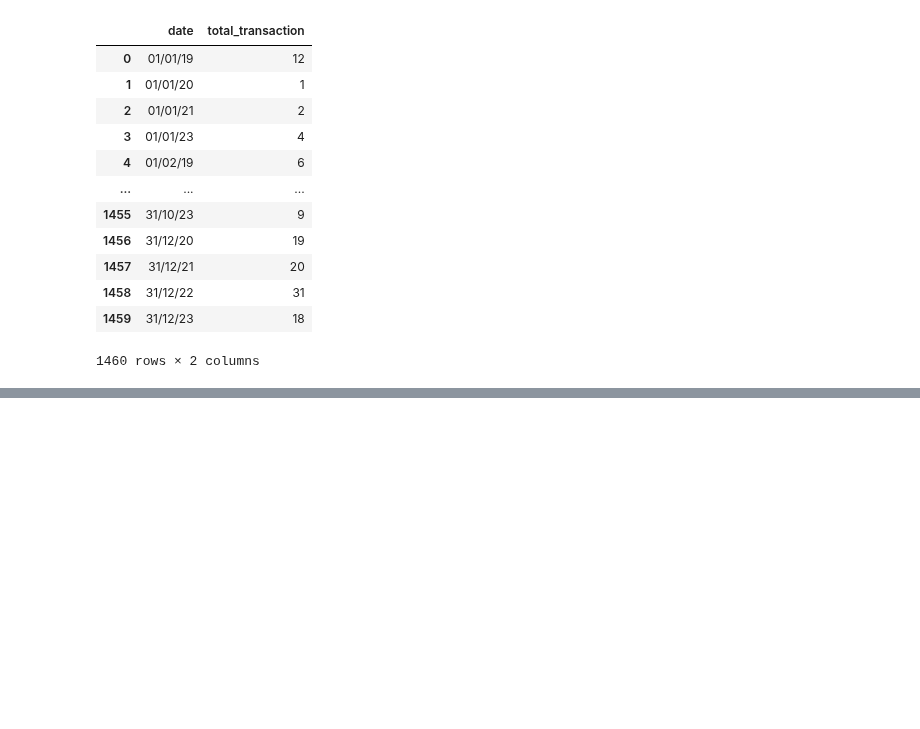
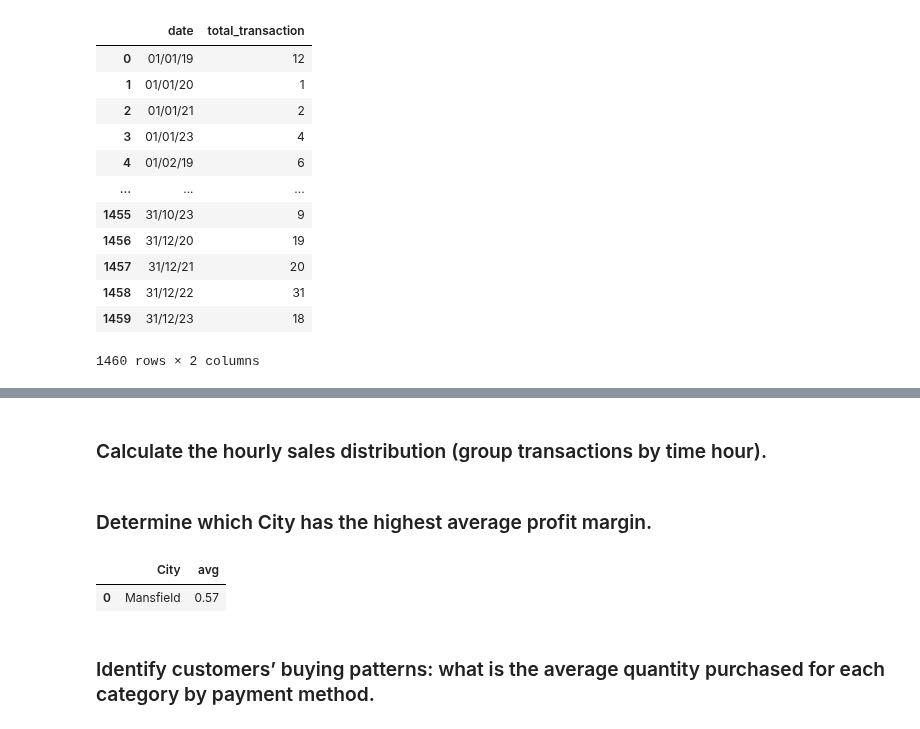
Before and after one commit to Himmu5/data-analysis, a Jupyter notebook: notebooks/wallmart_analysis.ipynb, the cells around one changed output, grey strips where cells are left out. Drawn from its saved outputs; the diff is of its cells as text; code cells hidden in the pictures; blank space fills up the shorter version.

```diff
--- a/notebooks/wallmart_analysis.ipynb
+++ b/notebooks/wallmart_analysis.ipynb
@@ -279,0 +296,11 @@ pd.read_sql("select date, COUNT(*) as total_transaction from walmart GROUP BY da
+# %% [markdown]
+### Calculate the hourly sales distribution (group transactions by time hour).
+# %% [markdown]
+### Determine which City has the highest average profit margin.
+# %%
+pd.read_sql("select City, AVG(profit_margin) as avg from walmart group by City ORDER BY avg DESC Limit 1;", con=conn)
+# %% [output]
+|  | City | avg |
+| 0 | Mansfield | 0.57 |
+# %% [markdown]
+### Identify customers’ buying patterns: what is the average quantity purchased for each category by payment method.
```
Also changed, not shown: parts of 4 cells of this notebook.
